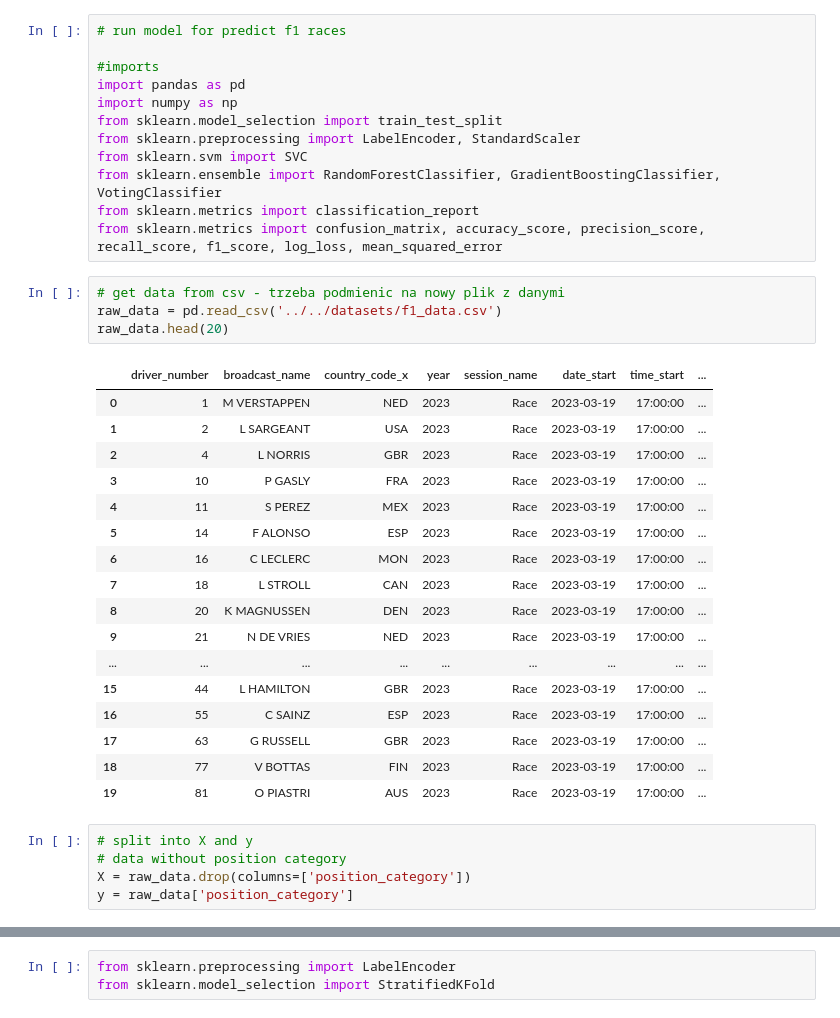
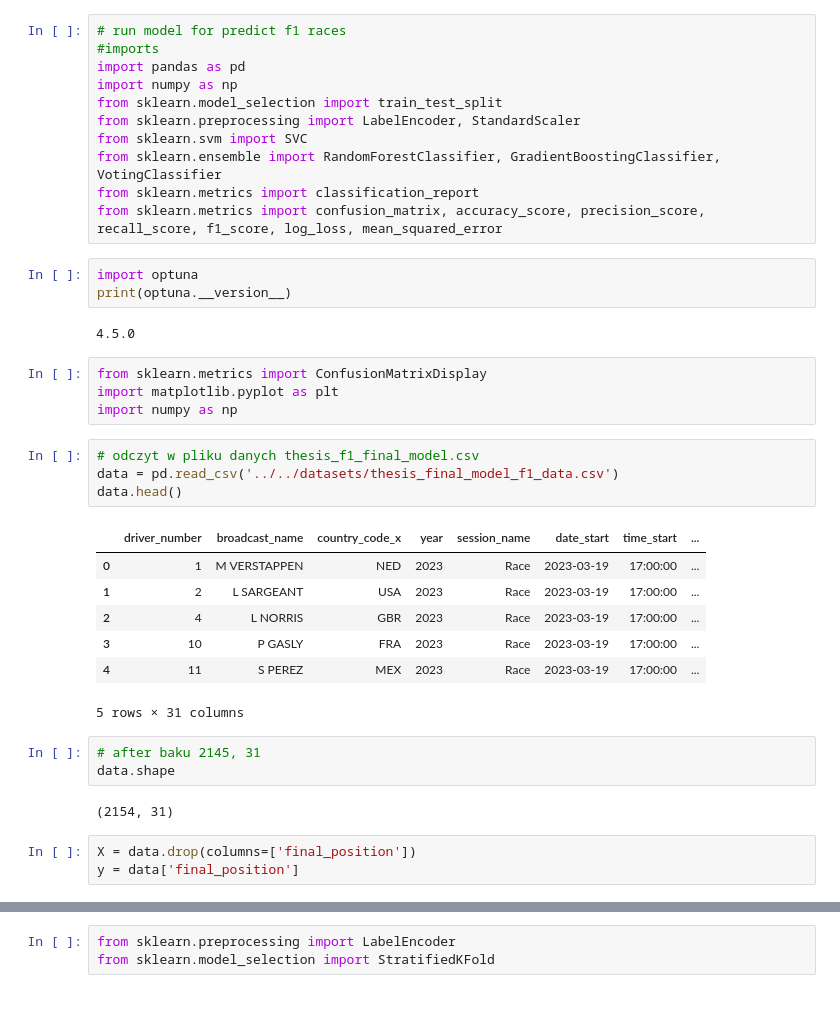
Before and after one commit to szylvvia/f1_races_progress_predict, a Jupyter notebook: notebooks/thesis/thesis_model_v2.ipynb, the cells around one changed output, grey strips where cells are left out. Cells and saved outputs as stored; diff of their text form.

```diff
--- a/notebooks/thesis/thesis_model_v2.ipynb
+++ b/notebooks/thesis/thesis_model_v2.ipynb
@@ -1,6 +1,5 @@
 # %%
 # run model for predict f1 races
-
 #imports
 import pandas as pd
 import numpy as np
@@ -10,30 +9,32 @@ from sklearn.svm import SVC
 from sklearn.ensemble import RandomForestClassifier, GradientBoostingClassifier, VotingClassifier
 from sklearn.metrics import classification_report
 from sklearn.metrics import confusion_matrix, accuracy_score, precision_score, recall_score, f1_score, log_loss, mean_squared_error
+# %%
+import optuna
+print(optuna.__version__)
+# %% [output]
+4.5.0
+# %%
+from sklearn.metrics import ConfusionMatrixDisplay
+import matplotlib.pyplot as plt
+import numpy as np
+# %%
+# odczyt w pliku danych thesis_f1_final_model.csv
+data = pd.read_csv('../../datasets/thesis_final_model_f1_data.csv')
+data.head()
+# %% [output]
+|  | driver_number | broadcast_name | country_code_x | year | session_name | date_start | time_start | ... |
+| 0 | 1 | M VERSTAPPEN | NED | 2023 | Race | 2023-03-19 | 17:00:00 | ... |
+| 1 | 2 | L SARGEANT | USA | 2023 | Race | 2023-03-19 | 17:00:00 | ... |
+| 2 | 4 | L NORRIS | GBR | 2023 | Race | 2023-03-19 | 17:00:00 | ... |
+| 3 | 10 | P GASLY | FRA | 2023 | Race | 2023-03-19 | 17:00:00 | ... |
+| 4 | 11 | S PEREZ | MEX | 2023 | Race | 2023-03-19 | 17:00:00 | ... |
+5 rows × 31 columns
+# %%
+# after baku 2145, 31
+data.shape
+# %% [output]
+(2154, 31)
 # %%
-# get data from csv - trzeba podmienic na nowy plik z danymi
-raw_data = pd.read_csv('../../datasets/f1_data.csv')
-raw_data.head(20)
+X = data.drop(columns=['final_position'])
+y = data['final_position']
-# %% [output]
-|  | driver_number | broadcast_name | country_code_x | year | session_name | date_start | time_start | ... |
-| 0 | 1 | M VERSTAPPEN | NED | 2023 | Race | 2023-03-19 | 17:00:00 | ... |
-| 1 | 2 | L SARGEANT | USA | 2023 | Race | 2023-03-19 | 17:00:00 | ... |
-| 2 | 4 | L NORRIS | GBR | 2023 | Race | 2023-03-19 | 17:00:00 | ... |
-| 3 | 10 | P GASLY | FRA | 2023 | Race | 2023-03-19 | 17:00:00 | ... |
-| 4 | 11 | S PEREZ | MEX | 2023 | Race | 2023-03-19 | 17:00:00 | ... |
-| 5 | 14 | F ALONSO | ESP | 2023 | Race | 2023-03-19 | 17:00:00 | ... |
-| 6 | 16 | C LECLERC | MON | 2023 | Race | 2023-03-19 | 17:00:00 | ... |
-| 7 | 18 | L STROLL | CAN | 2023 | Race | 2023-03-19 | 17:00:00 | ... |
-| 8 | 20 | K MAGNUSSEN | DEN | 2023 | Race | 2023-03-19 | 17:00:00 | ... |
-| 9 | 21 | N DE VRIES | NED | 2023 | Race | 2023-03-19 | 17:00:00 | ... |
-| ... | ... | ... | ... | ... | ... | ... | ... | ... |
-| 15 | 44 | L HAMILTON | GBR | 2023 | Race | 2023-03-19 | 17:00:00 | ... |
-| 16 | 55 | C SAINZ | ESP | 2023 | Race | 2023-03-19 | 17:00:00 | ... |
-| 17 | 63 | G RUSSELL | GBR | 2023 | Race | 2023-03-19 | 17:00:00 | ... |
-| 18 | 77 | V BOTTAS | FIN | 2023 | Race | 2023-03-19 | 17:00:00 | ... |
-| 19 | 81 | O PIASTRI | AUS | 2023 | Race | 2023-03-19 | 17:00:00 | ... |
-# %%
-# split into X and y
-# data without position category
-X = raw_data.drop(columns=['position_category'])
-y = raw_data['position_category']
```
Also changed, not shown: parts of 26 cells of this notebook.
